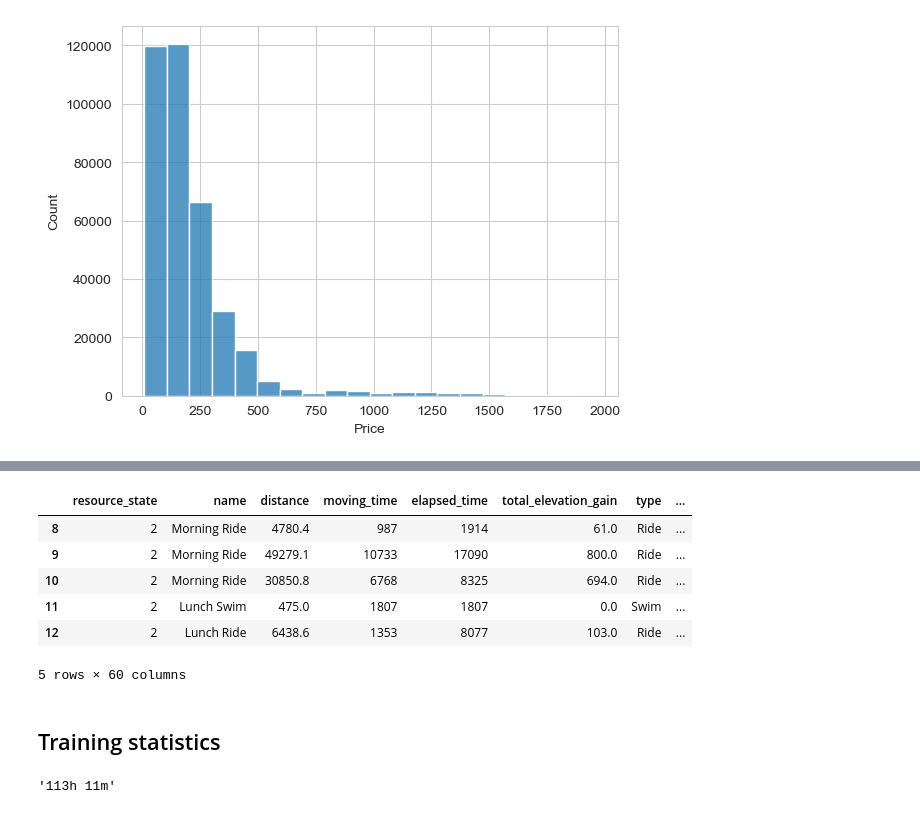
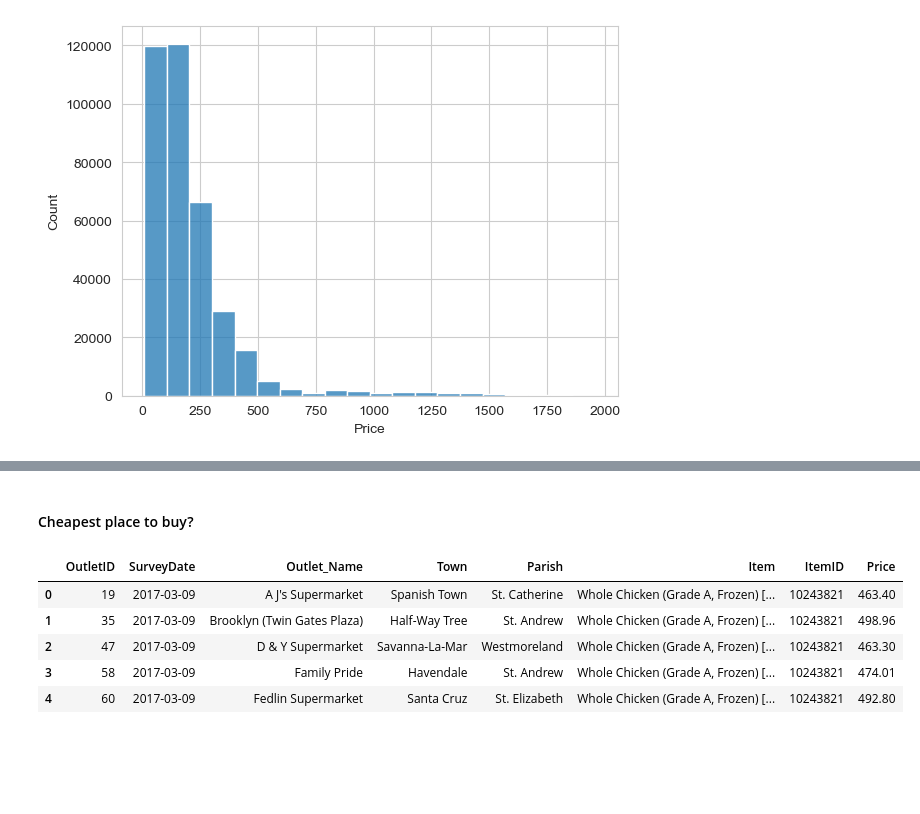
Before and after one commit to ahtonen/jamrock, a Jupyter notebook: validation.ipynb, the cells around one changed output, grey strips where cells are left out. Cells and saved outputs as stored; diff of their text form; code cells hidden in the pictures; blank space fills up the shorter version.

```diff
--- a/validation.ipynb
+++ b/validation.ipynb
@@ -239,0 +228,4 @@ race = df.loc[df.name.str.contains('DJBB')]
+# %%
+id = 10243821
+df_chicken = df[df.ItemID == id]
+df_chicken.shape
@@ -239,0 +236,2 @@ race = df.loc[df.name.str.contains('DJBB')]
+# %%
+df_chicken.set_index('SurveyDate').groupby(pd.Grouper(freq='ME')).Price.median().plot()
@@ -240,12 +241,16 @@ race = df.loc[df.name.str.contains('DJBB')]
+# %% [markdown]
+#### Cheapest place to buy?
+# %%
+latest_year = max(df_chicken.SurveyDate.dt.year)
+# %%
+# Take latest prices for each OutletID
+df_prices = chicken[chicken.SurveyDate.dt.year == latest_year].groupby('OutletID').last().reset_index()
 # %%
-training.head()
+df_prices.head()
 # %% [output]
-|  | resource_state | name | distance | moving_time | elapsed_time | total_elevation_gain | type | ... |
-| 8 | 2 | Morning Ride | 4780.4 | 987 | 1914 | 61.0 | Ride | ... |
-| 9 | 2 | Morning Ride | 49279.1 | 10733 | 17090 | 800.0 | Ride | ... |
-| 10 | 2 | Morning Ride | 30850.8 | 6768 | 8325 | 694.0 | Ride | ... |
-| 11 | 2 | Lunch Swim | 475.0 | 1807 | 1807 | 0.0 | Swim | ... |
-| 12 | 2 | Lunch Ride | 6438.6 | 1353 | 8077 | 103.0 | Ride | ... |
+|  | OutletID | SurveyDate | Outlet_Name | Town | Parish | Item | ItemID | Price |
+| 0 | 19 | 2017-03-09 | A J's Supermarket | Spanish Town | St. Catherine | Whole Chicken (Grade A, Frozen) [... | 10243821 | 463.40 |
+| 1 | 35 | 2017-03-09 | Brooklyn (Twin Gates Plaza) | Half-Way Tree | St. Andrew | Whole Chicken (Grade A, Frozen) [... | 10243821 | 498.96 |
+| 2 | 47 | 2017-03-09 | D & Y Supermarket | Savanna-La-Mar | Westmoreland | Whole Chicken (Grade A, Frozen) [... | 10243821 | 463.30 |
+| 3 | 58 | 2017-03-09 | Family Pride | Havendale | St. Andrew | Whole Chicken (Grade A, Frozen) [... | 10243821 | 474.01 |
+| 4 | 60 | 2017-03-09 | Fedlin Supermarket | Santa Cruz | St. Elizabeth | Whole Chicken (Grade A, Frozen) [... | 10243821 | 492.80 |
-5 rows × 60 columns
-# %% [markdown]
-## Training statistics
@@ -258,5 +256,0 @@ def convert_seconds(n):
-# %%
-# total training moving time
-convert_seconds(training.moving_time.sum())
-# %% [output]
-'113h 11m'
```
Also changed, not shown: parts of 26 cells of this notebook, 1 other file.
